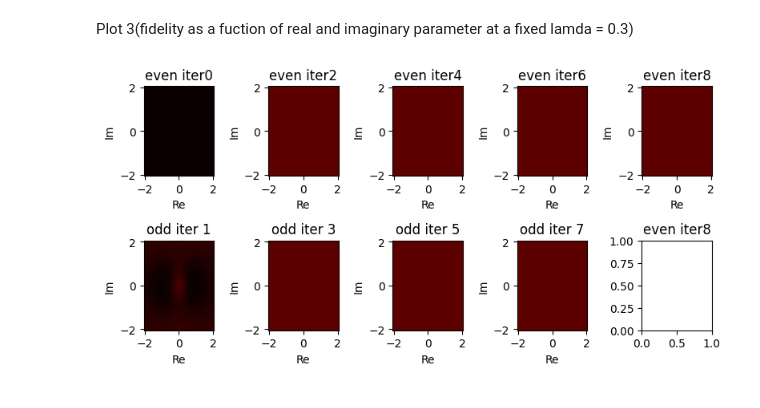
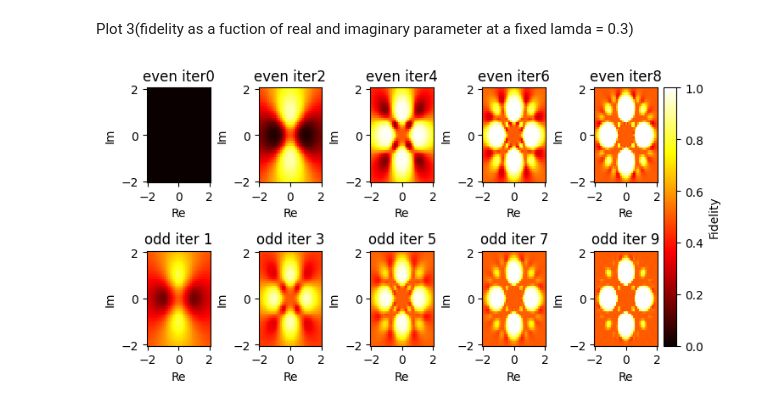
Before and after one commit to Aron9605/Wigner-Internship, a Jupyter notebook: simulation.ipynb, the cells around one changed output. Cells and saved outputs as stored; diff of their text form; code cells hidden in the pictures.

```diff
--- a/simulation.ipynb
+++ b/simulation.ipynb
@@ -211,7 +211,7 @@ Plot 2(fidelity as a fuction of real and imaginary parameter at varying noise fo
 fig, axs = plt.subplots(2, 5,figsize=(11, 4))
 
 #initializing the state
-for c in np.arange(9):
+for c in np.arange(10):
 
     psi_complex = np.empty(4,dtype=complex)
     real = []
@@ -408,7 +408,7 @@ Plot 3(fidelity as a fuction of real and imaginary parameter at a fixed lamda =
 fig, axs = plt.subplots(2, 5,figsize=(8, 4))
 lambd =0.3
 #initializing the state
-for c in np.arange(9):
+for c in np.arange(10):
 
     psi_complex = np.empty(4,dtype=complex)
     real = []
@@ -462,24 +462,21 @@ for c in np.arange(9):
                      projector_tensored = np.kron(np.identity(4),np.kron(projector,projector))
 
                      measured = np.dot(projector_tensored,np.matmul(final_state_after_hadamard,projector_tensored.conj().T))
-
+                     denominator = np.trace(np.matmul(final_state_after_hadamard,projector_tensored.conj().T))
+                     measured = measured/denominator
 
                      #tracing out the measured copy
-                     reshaped_measured = measured.reshape([2, 2, 2, 2, 2, 2, 2, 2])  # Reshape to 4 qubits ket and bra
-                     first_copy_of_the_state = np.einsum('ijklmnop,ijklmnop->ijkl', reshaped_measured, reshaped_measured).reshape(4,4)
+                     reshaped_measured = measured.reshape((2, 2, 2, 2, 2, 2, 2, 2))  # Reshape to 4 qubits ket and bra
+                     first_copy_of_the_state = np.einsum('ijklmnop->ijmn', reshaped_measured).reshape(4,4)
 
                      #creating bell state
                      bell_state = (np.array([[1],[0],[0],[1]]) * (1/ np.sqrt(2))).reshape(4,)
 
-                     #dividing by the trace of density matrix to make it 1
-                    #  density_matrix_pp = np.outer(first_copy_of_the_state,np.conjugate(first_copy_of_the_state)) / np.trace(np.outer((first_copy_of_the_state),np.conjugate(first_copy_of_the_state)))
-
-
                      #calculation of fidelity
                      fidelity = np.dot(np.conjugate(bell_state).T, np.dot(first_copy_of_the_state, bell_state))
 
-                     den_1 = density_matrix_pp
-                     den_2 = density_matrix_pp
+                     den_1 = first_copy_of_the_state
+                     den_2 = den_1
 
             if c%2==0:
              f_even=f_even+[fidelity]
@@ -487,37 +484,36 @@ for c in np.arange(9):
              f_odd=f_odd+[fidelity]
 
     y = np.arange(-2, 2.1, 0.1)
     x = np.arange(-2, 2.1, 0.1)
     X, Y = np.meshgrid(x, y)
 
     if c%2==0:
         F_even = np.array(f_even).reshape(len(y), len(x))
 
 
-        axs[0,c//2].pcolormesh(X, Y, np.abs(F_even), cmap='hot', shading='auto', vmin=0, vmax=1)
+        mesh = axs[0,c//2].pcolormesh(X, Y, np.abs(F_even), cmap='hot', shading='auto', vmin=0, vmax=1)
         axs[0,c//2].set_title(f'even iter{c}')
-
-
         axs[0,c//2].set_xlabel('Re')  # Set x-axis label for subplot in the first column
         axs[0,c//2].set_ylabel('Im')  # Set y-axis label for subplot in the first column
 
         plt.title(f'even iter{c}')
 
     else:
         F_odd = np.array(f_odd).reshape(len(y), len(x))
 
         # Plot for odd iterations in the second column
 
-        axs[1,c//2].pcolormesh(X, Y, np.abs(F_odd), cmap='hot', shading='auto', vmin=0, vmax=1)
+        mesh = axs[1,c//2].pcolormesh(X, Y, np.abs(F_odd), cmap='hot', shading='auto', vmin=0, vmax=1)
         axs[1,c//2].set_title(f'odd iter {c}')
         axs[1,c//2].set_xlabel('Re')  # Set x-axis label for subplot in the second column
         axs[1,c//2].set_ylabel('Im')  # Set y-axis label for subplot in the second column
 
         plt.title(f'odd iter {c}')
 
+plt.tight_layout()
+cbar = fig.colorbar(mesh, ax=axs.ravel().tolist(), orientation='vertical',pad=0.01)
+cbar.set_label('Fidelity')
 
-
-plt.tight_layout()
 plt.show()
 # %% [output]
-[figure, old version]
+[figure, new version]
```
Also changed, not shown: parts of 1 cell of this notebook.
